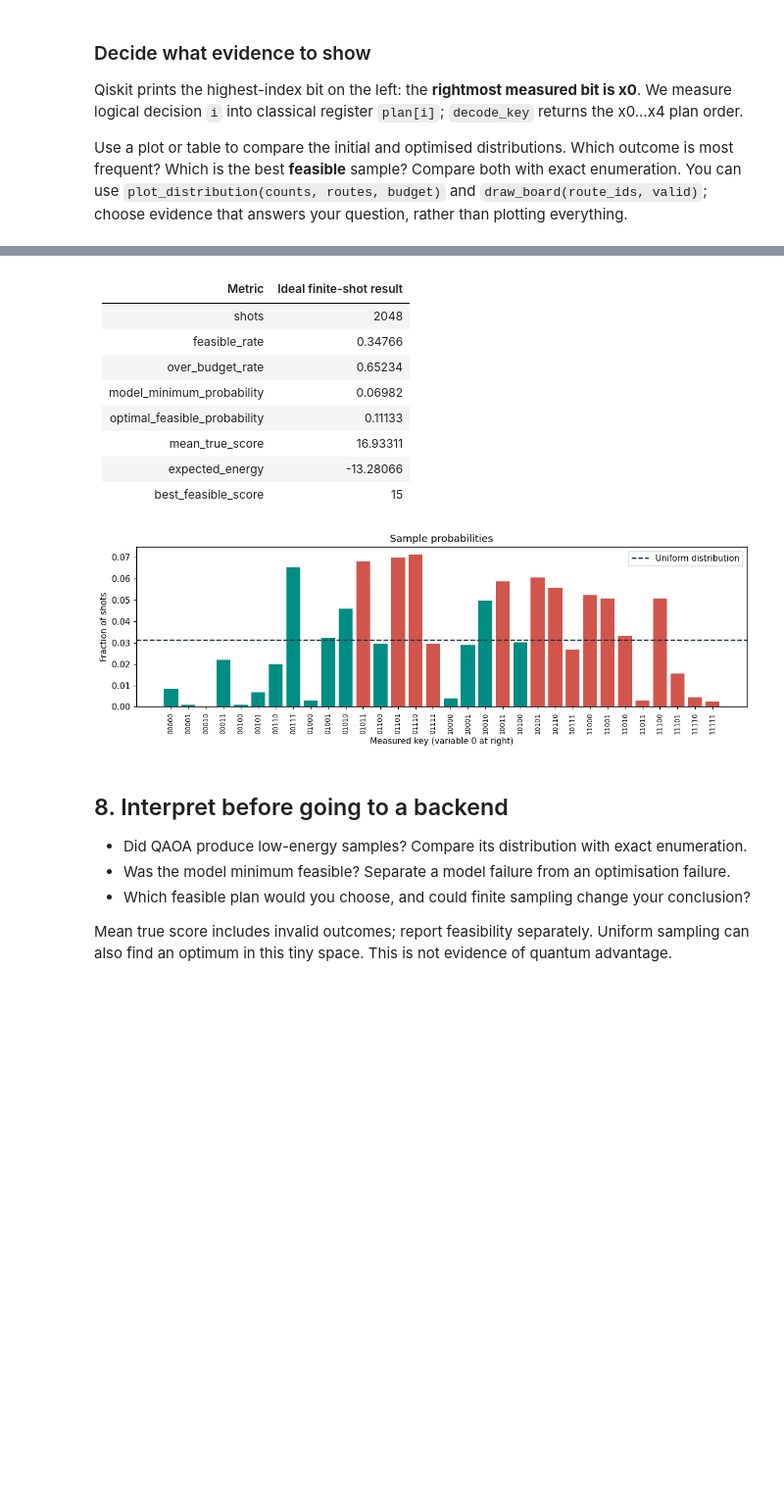
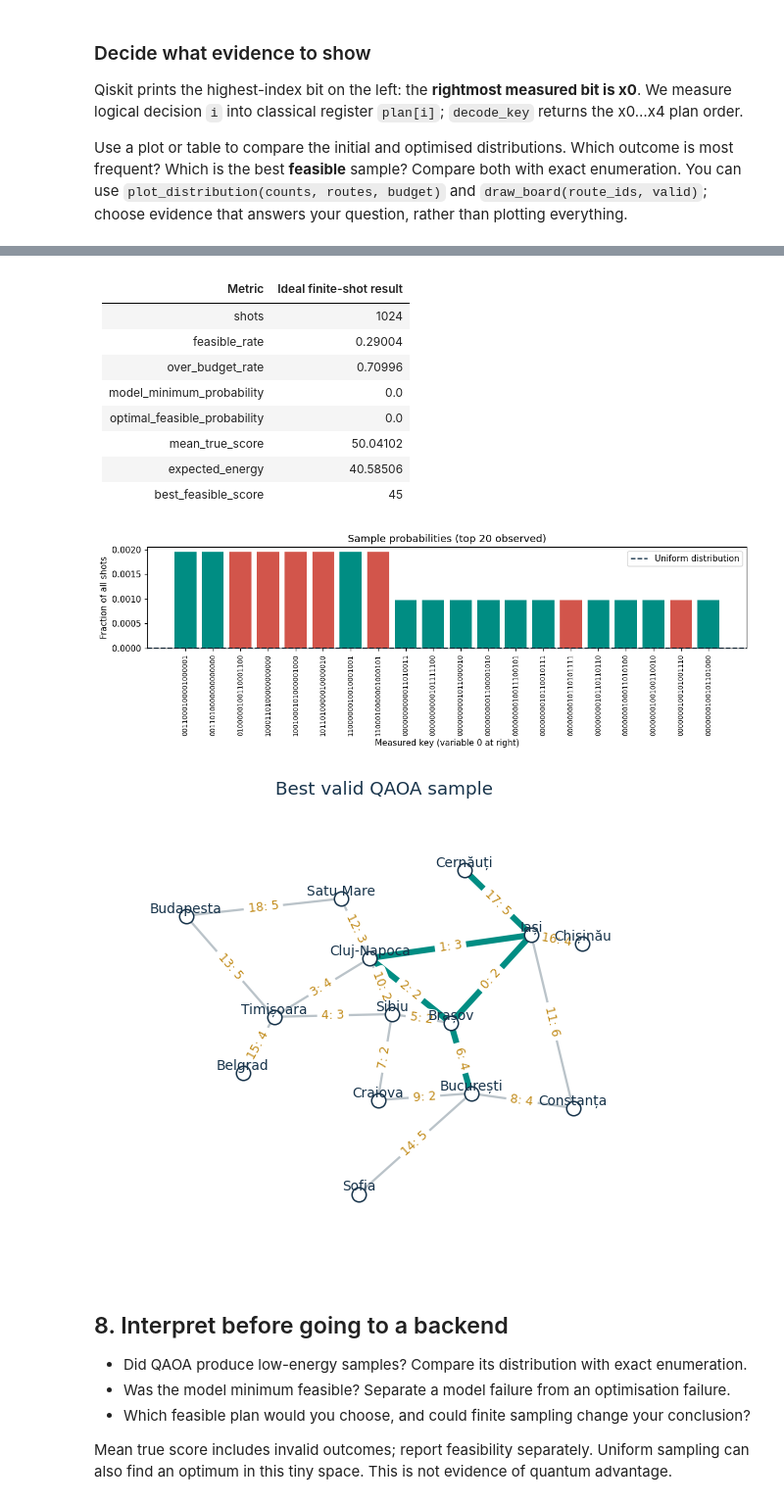
Before and after one commit to hrwire127/Q-Force, a Jupyter notebook: Quantum_Railways_Labb.ipynb, the cells around one changed output, grey strips where cells are left out. Shown at 98% size. Drawn from its saved outputs; the diff is of its cells as text; code cells hidden in the pictures; blank space fills up the shorter version.

Commit message:
QAOA

```diff
--- a/Quantum_Railways_Labb.ipynb
+++ b/Quantum_Railways_Labb.ipynb
@@ -328,8 +315,9 @@ Complete these four small functions. The checks use easy examples to detect inde
 <details><summary>Hint 1: selection and totals</summary>Pair each bit with its route using the same index or `zip`. Include a route only when its bit is 1. Sum the selected `cost` or `value` fields.</details>
 <details><summary>Hint 2: feasibility</summary>A plan spending exactly the budget is valid. Compare construction cost with the budget using “at most”, not “less than”.</details>
 # %%
-
 def selected_routes(bits, routes):
+    if len(bits) != len(routes) or any(b not in (0,1) for b in bits):
+        raise ValueError('One binary decision is required per route')
     selected = []
 
     for i in range(len(bits)):
@@ -358,11 +346,11 @@ def is_feasible(bits, routes, budget):
     else:
         return False
 
-assert selected_routes([1,0,0,0,0],demo_routes)==[demo_routes[0]], 'Exercise A: select routes whose bits are 1.'
-assert construction_cost([1,0,0,0,0],demo_routes)==2, 'Exercise A: sum selected costs.'
-assert railway_value([1,0,0,0,0],demo_routes)==4, 'Exercise A: sum selected values.'
-assert is_feasible([1,0,0,0,0],demo_routes,2) is True, 'An exact-budget plan is feasible.'
-assert is_feasible([1,0,0,0,0],demo_routes,1) is False, 'Do not accept an over-budget plan.'
+assert selected_routes([1]+[0]*(N_DECISIONS-1),demo_routes)==[demo_routes[0]], 'Exercise A: select routes whose bits are 1.'
+assert construction_cost([1]+[0]*(N_DECISIONS-1),demo_routes)==2, 'Exercise A: sum selected costs.'
+assert railway_value([1]+[0]*(N_DECISIONS-1),demo_routes)==4, 'Exercise A: sum selected values.'
+assert is_feasible([1]+[0]*(N_DECISIONS-1),demo_routes,2) is True, 'An exact-budget plan is feasible.'
+assert is_feasible([1]+[0]*(N_DECISIONS-1),demo_routes,1) is False, 'Do not accept an over-budget plan.'
 print('Our hand-selected plan:',my_plan,'cost',construction_cost(my_plan,demo_routes),
       'value',railway_value(my_plan,demo_routes),'feasible',is_feasible(my_plan,demo_routes,BUDGET))
 # %% [output]
@@ -520,7 +470,7 @@ assert np.allclose(qubo['quadratic'],np.triu(qubo['quadratic'],1)), 'Count each
 def qubo_energy(bits,q=qubo):
     x=np.array(bits)
     return float(q['offset']+q['linear']@x+x@q['quadratic']@x)
-for bits in all_bitstrings(N_DECISIONS):
-    assert np.isclose(qubo_energy(bits),model_energy(bits,demo_routes,BUDGET,WEAK_PENALTY)), 'Direct and quadratic energy disagree.'
-print('Direct and QUBO energies agree on every plan.')
+qubo_energies=coefficient_energies(qubo['linear'],qubo['quadratic'],qubo['offset'])
+np.testing.assert_allclose(qubo_energies,classical_rows.energies,atol=1e-9)
+print('Direct and QUBO energies agree on all',2**N_DECISIONS,'plans.')
 # %% [output]
@@ -646,7 +594,7 @@ The optimiser receives the average model energy, not the best observed score or
 
 <details><summary>Hint</summary>The dot product of state probabilities and the classical energy array gives the expected energy. Both arrays follow integer basis-state order, which `all_bitstrings` also uses.</details>
 # %%
-energy_array=np.array([qubo_energy(bits) for bits in all_bitstrings(N_DECISIONS)])
+energy_array=qubo_energies.copy()
 initial_angles=np.zeros(len(logical_parameters))
 def exact_probabilities(angles):
     bound=logical_circuit.assign_parameters(dict(zip(logical_parameters,angles)))
@@ -687,21 +616,24 @@ assert np.isclose(expected_energy(initial_angles),np.mean(energy_array)), 'The i
 # %%
-# Visible loop: the shown zero-angle start, plus one seeded random restart.
+# A bounded default run; increase these settings for longer experiments.
+MAXITER=30
+RESTARTS=1
 from time import perf_counter
 start=perf_counter();rng=np.random.default_rng(SEED);evaluations=[]
 def logged_objective(angles):
     value=expected_energy(angles);evaluations.append(value);return value
-starting_points=[initial_angles.copy(),rng.uniform(0,np.pi,2*P)]
+starting_points=[rng.uniform(0,[2*np.pi,np.pi]*P) for _ in range(RESTARTS)]
+print('Training:',N_DECISIONS,'qubits;',RESTARTS,'restart(s); maxiter=',MAXITER,flush=True)
 trials=[minimize(logged_objective,point,method='COBYLA',
-                 options={'maxiter':90,'rhobeg':.6,'tol':1e-5}) for point in starting_points]
+                 options={'maxiter':MAXITER,'rhobeg':.6,'tol':1e-5}) for point in starting_points]
 optimum=min(trials,key=lambda r:r.fun)
 best_angles=np.array(optimum.x)
 training_seconds=perf_counter()-start
 print('Initial expected energy:',expected_energy(initial_angles))
 print('Optimised expected energy:',expected_energy(best_angles))
 print('Evaluations:',len(evaluations),' | local training seconds:',round(training_seconds,3))
-print('Optimiser status:',optimum.message)
+print('Optimiser success:',bool(optimum.success),'| status:',optimum.message)
 # Final ideal measurement: finite shots, independent of exact-expectation training.
-IDEAL_SHOTS=2048
+IDEAL_SHOTS=1024
 measured_circuit=logical_circuit.copy()
 plan_register=ClassicalRegister(len(demo_routes),'plan');measured_circuit.add_register(plan_register)
 measured_circuit.measure(range(len(demo_routes)),plan_register)
@@ -723,7 +656,8 @@ Use a plot or table to compare the initial and optimised distributions. Which ou
 baseline_energy=lambda plan:model_energy(plan,demo_routes,BUDGET,WEAK_PENALTY)
 sampled_rows=[analyse_plan(decode_key(key,N_DECISIONS),demo_routes,BUDGET,baseline_energy) for key in ideal_counts]
 most_frequent=analyse_plan(decode_key(max(ideal_counts,key=ideal_counts.get),N_DECISIONS),demo_routes,BUDGET,baseline_energy)
-best_sample=max((r for r in sampled_rows if r['feasible']),key=lambda r:r['score'],default=None)
+best_sample=min((r for r in sampled_rows if r['feasible']),
+                key=lambda r:(-r['score'],r['cost'],r['key']),default=None)
 show_plans([r for r in [most_frequent,best_sample,qubo_best,classical_best] if r is not None])
 ideal_metrics=distribution_metrics(ideal_counts,demo_routes,BUDGET,classical_rows)
 show_table(['Metric','Ideal finite-shot result'],[(k,round(v,5) if isinstance(v,float) else v) for k,v in ideal_metrics.items()])
@@ -733,6 +667,12 @@ show_table(['Metric','Ideal finite-shot result'],[(k,round(v,5) if isinstance(v,
 
 plot_distribution(ideal_counts, demo_routes, BUDGET)
 plt.show()
+
+if best_sample is not None:
+    draw_board(best_sample['route_ids'],valid=True,title='Best valid QAOA sample',routes=demo_routes)
+    plt.show()
+else:
+    print('no_valid_sample: no valid recommendation was observed.')
 # %% [output]
 | Plan in decision order | Measured key | Route IDs | Cost | True score | Energy | Feasible |
 | --- | --- | --- | --- | --- | --- | --- |
@@ -743,14 +683,15 @@ plt.show()
 | Metric | Ideal finite-shot result |
 | --- | --- |
-| shots | 2048 |
-| feasible_rate | 0.34766 |
-| over_budget_rate | 0.65234 |
-| model_minimum_probability | 0.06982 |
-| optimal_feasible_probability | 0.11133 |
-| mean_true_score | 16.93311 |
-| expected_energy | -13.28066 |
-| best_feasible_score | 15 |
+| shots | 1024 |
+| feasible_rate | 0.29004 |
+| over_budget_rate | 0.70996 |
+| model_minimum_probability | 0.0 |
+| optimal_feasible_probability | 0.0 |
+| mean_true_score | 50.04102 |
+| expected_energy | 40.58506 |
+| best_feasible_score | 45 |
-[figure, old version]
+[figure, new version]
+[figure, added]
 # %% [markdown]
 ## 8. Interpret before going to a backend
 - Did QAOA produce low-energy samples? Compare its distribution with exact enumeration.
```
Also changed, not shown: parts of 22 cells of this notebook, 44 other files.
